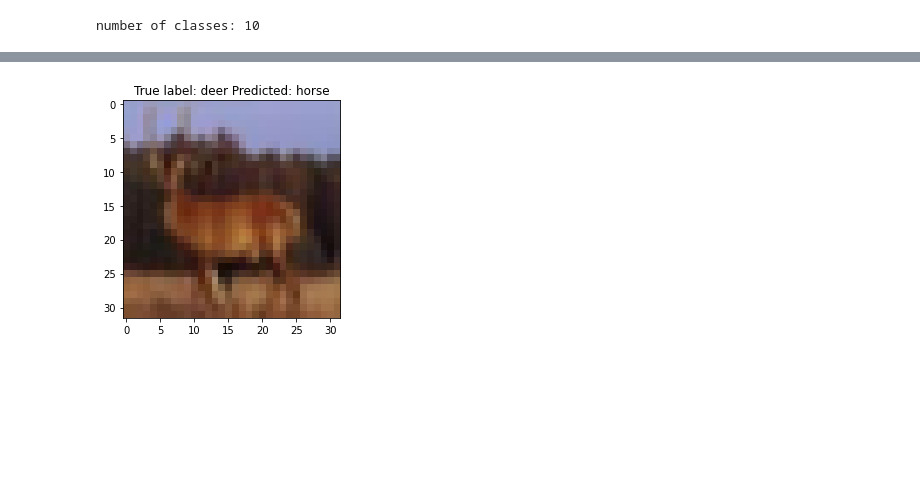
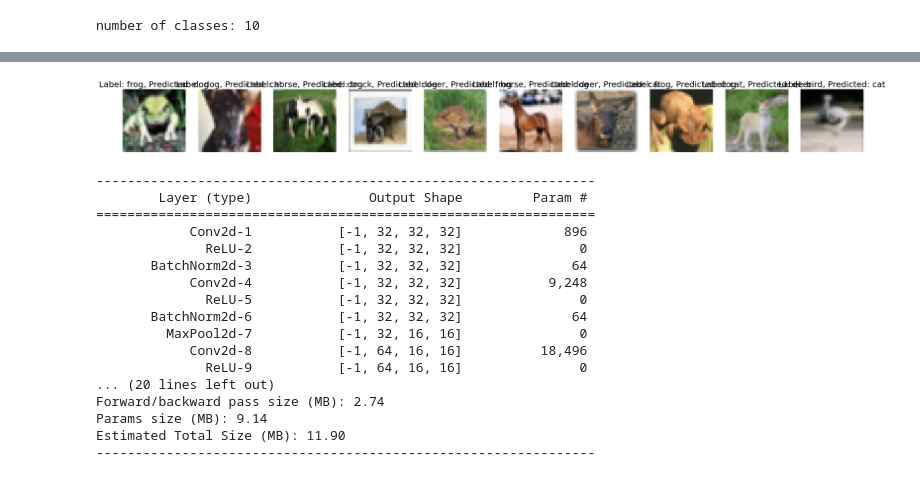
Before and after one commit to devincapriola/CNN-Fashion-MNIST-and-CIFAR, a Jupyter notebook: CNN_Fashion_CIFAR.ipynb, the cells around one changed output, grey strips where cells are left out. Drawn from its saved outputs; the diff is of its cells as text; code cells hidden in the pictures; blank space fills up the shorter version.

```diff
--- a/CNN_Fashion_CIFAR.ipynb
+++ b/CNN_Fashion_CIFAR.ipynb
@@ -308,8 +367,33 @@ truck'''.split()
 # %%
 p_test = p_test.astype(np.uint8)
 missclassified_idx = np.where(p_test != y_test)[0]
-i = np.random.choice(missclassified_idx)
-plt.imshow(x_test[i].reshape(32,32,3))
-plt.title("True label: %s Predicted: %s" % (labels[y_test[i]], labels[p_test[i]]));
+sample_idx = np.random.choice(missclassified_idx, 10, replace=False)
+plt.figure(figsize=(32, 32))
+for j, i in enumerate(sample_idx):
+    plt.subplot(1, 10, j+1)
+    plt.axis('off')
+    plt.imshow(x_test[i].reshape(32, 32, 3), cmap='gray')
+    plt.title(f'Label: {labels[y_test[i]]}, Predicted: {labels[p_test[i]]}', fontsize=20)
 # %% [output]
-[figure, old version]
+[figure, new version]
+# %%
+from torchsummary import summary
+summary(model, input_size=(3, 32, 32))
+# %% [output]
+----------------------------------------------------------------
+        Layer (type)               Output Shape         Param #
+================================================================
+            Conv2d-1           [-1, 32, 32, 32]             896
+              ReLU-2           [-1, 32, 32, 32]               0
+       BatchNorm2d-3           [-1, 32, 32, 32]              64
+            Conv2d-4           [-1, 32, 32, 32]           9,248
+              ReLU-5           [-1, 32, 32, 32]               0
+       BatchNorm2d-6           [-1, 32, 32, 32]              64
+         MaxPool2d-7           [-1, 32, 16, 16]               0
+            Conv2d-8           [-1, 64, 16, 16]          18,496
+              ReLU-9           [-1, 64, 16, 16]               0
+... (20 lines left out)
+Forward/backward pass size (MB): 2.74
+Params size (MB): 9.14
+Estimated Total Size (MB): 11.90
+----------------------------------------------------------------
```
Also changed, not shown: parts of 9 cells of this notebook.
